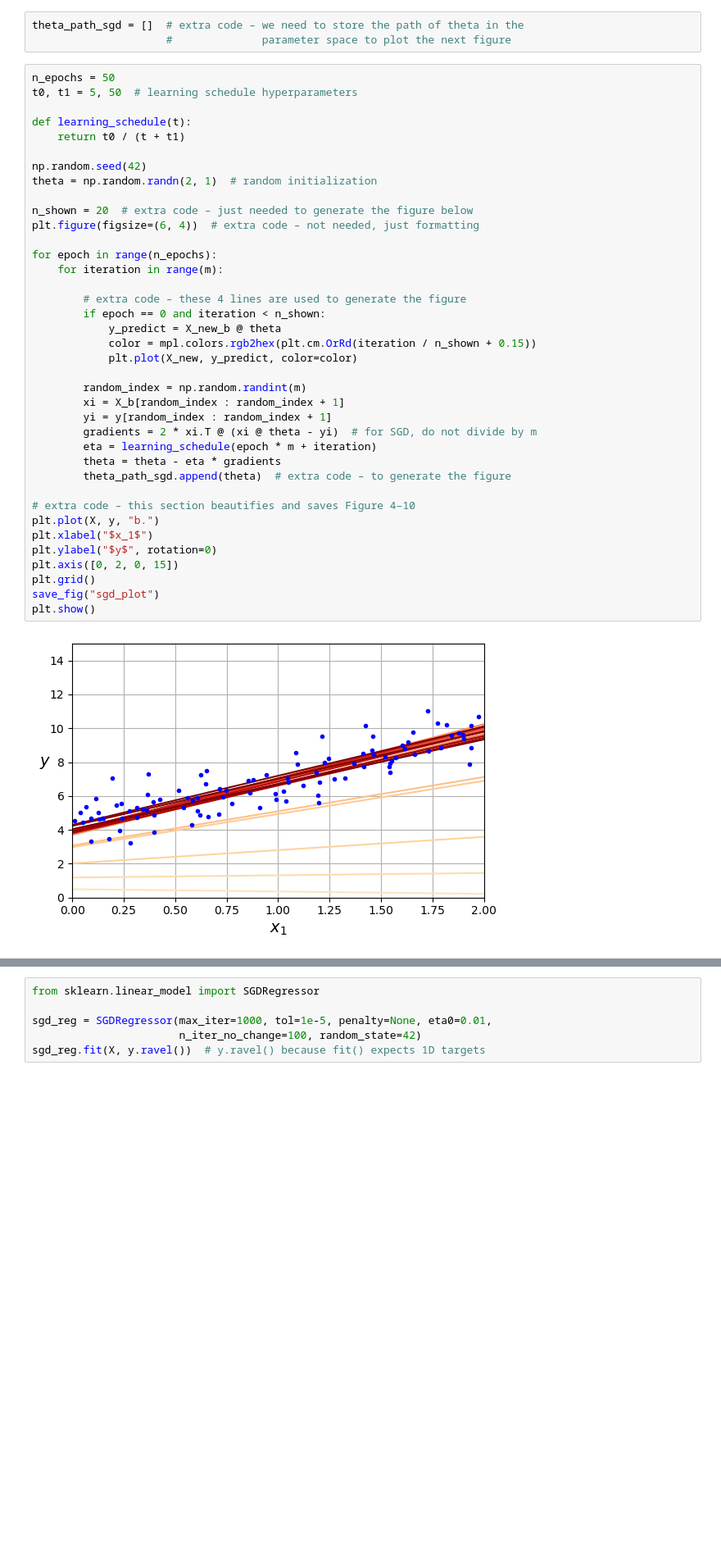
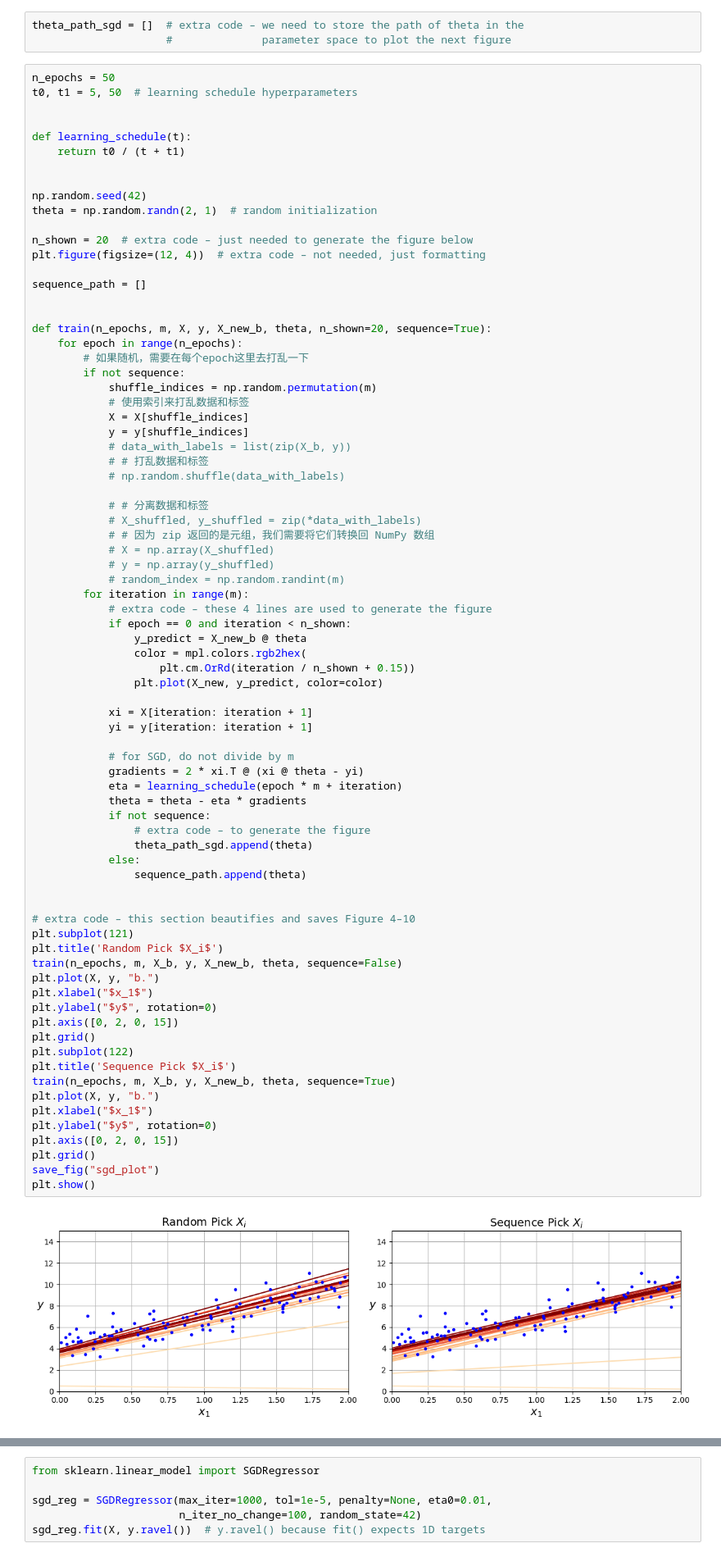
Before and after one commit to zhouchiji/handson-ml3, a Jupyter notebook: 04_training_linear_models.ipynb, the cells around one changed output, grey strips where cells are left out. Shown at 82% size. Drawn from its saved outputs; the diff is of its cells as text; blank space fills up the shorter version.

```diff
--- a/04_training_linear_models.ipynb
+++ b/04_training_linear_models.ipynb
@@ -252,40 +281,79 @@ theta_path_sgd = []  # extra code – we need to store the path of theta in the
 # %%
 n_epochs = 50
 t0, t1 = 5, 50  # learning schedule hyperparameters
 
+
 def learning_schedule(t):
     return t0 / (t + t1)
+
 
 np.random.seed(42)
 theta = np.random.randn(2, 1)  # random initialization
 
 n_shown = 20  # extra code – just needed to generate the figure below
-plt.figure(figsize=(6, 4))  # extra code – not needed, just formatting
+plt.figure(figsize=(12, 4))  # extra code – not needed, just formatting
 
-for epoch in range(n_epochs):
-    for iteration in range(m):
+sequence_path = []
 
-        # extra code – these 4 lines are used to generate the figure
-        if epoch == 0 and iteration < n_shown:
-            y_predict = X_new_b @ theta
-            color = mpl.colors.rgb2hex(plt.cm.OrRd(iteration / n_shown + 0.15))
-            plt.plot(X_new, y_predict, color=color)
 
-        random_index = np.random.randint(m)
-        xi = X_b[random_index : random_index + 1]
-        yi = y[random_index : random_index + 1]
-        gradients = 2 * xi.T @ (xi @ theta - yi)  # for SGD, do not divide by m
-        eta = learning_schedule(epoch * m + iteration)
-        theta = theta - eta * gradients
-        theta_path_sgd.append(theta)  # extra code – to generate the figure
+def train(n_epochs, m, X, y, X_new_b, theta, n_shown=20, sequence=True):
+    for epoch in range(n_epochs):
+        # 如果随机，需要在每个epoch这里去打乱一下
+        if not sequence:
+            shuffle_indices = np.random.permutation(m)
+            # 使用索引来打乱数据和标签
+            X = X[shuffle_indices]
+            y = y[shuffle_indices]
+            # data_with_labels = list(zip(X_b, y))
+            # # 打乱数据和标签
+            # np.random.shuffle(data_with_labels)
+
+            # # 分离数据和标签
+            # X_shuffled, y_shuffled = zip(*data_with_labels)
+            # # 因为 zip 返回的是元组，我们需要将它们转换回 NumPy 数组
+            # X = np.array(X_shuffled)
+            # y = np.array(y_shuffled)
+            # random_index = np.random.randint(m)
+        for iteration in range(m):
+            # extra code – these 4 lines are used to generate the figure
+            if epoch == 0 and iteration < n_shown:
+                y_predict = X_new_b @ theta
+                color = mpl.colors.rgb2hex(
+                    plt.cm.OrRd(iteration / n_shown + 0.15))
+                plt.plot(X_new, y_predict, color=color)
+
+            xi = X[iteration: iteration + 1]
+            yi = y[iteration: iteration + 1]
+
+            # for SGD, do not divide by m
+            gradients = 2 * xi.T @ (xi @ theta - yi)
+            eta = learning_schedule(epoch * m + iteration)
+            theta = theta - eta * gradients
+            if not sequence:
+                # extra code – to generate the figure
+                theta_path_sgd.append(theta)
+            else:
+                sequence_path.append(theta)
+
 
 # extra code – this section beautifies and saves Figure 4–10
+plt.subplot(121)
+plt.title('Random Pick $X_i$')
+train(n_epochs, m, X_b, y, X_new_b, theta, sequence=False)
+plt.plot(X, y, "b.")
+plt.xlabel("$x_1$")
+plt.ylabel("$y$", rotation=0)
+plt.axis([0, 2, 0, 15])
+plt.grid()
+plt.subplot(122)
+plt.title('Sequence Pick $X_i$')
+train(n_epochs, m, X_b, y, X_new_b, theta, sequence=True)
 plt.plot(X, y, "b.")
 plt.xlabel("$x_1$")
 plt.ylabel("$y$", rotation=0)
 plt.axis([0, 2, 0, 15])
 plt.grid()
 save_fig("sgd_plot")
 plt.show()
 # %% [output]
-[figure, old version]
+[figure, new version]
```
Also changed, not shown: parts of 15 cells of this notebook.
